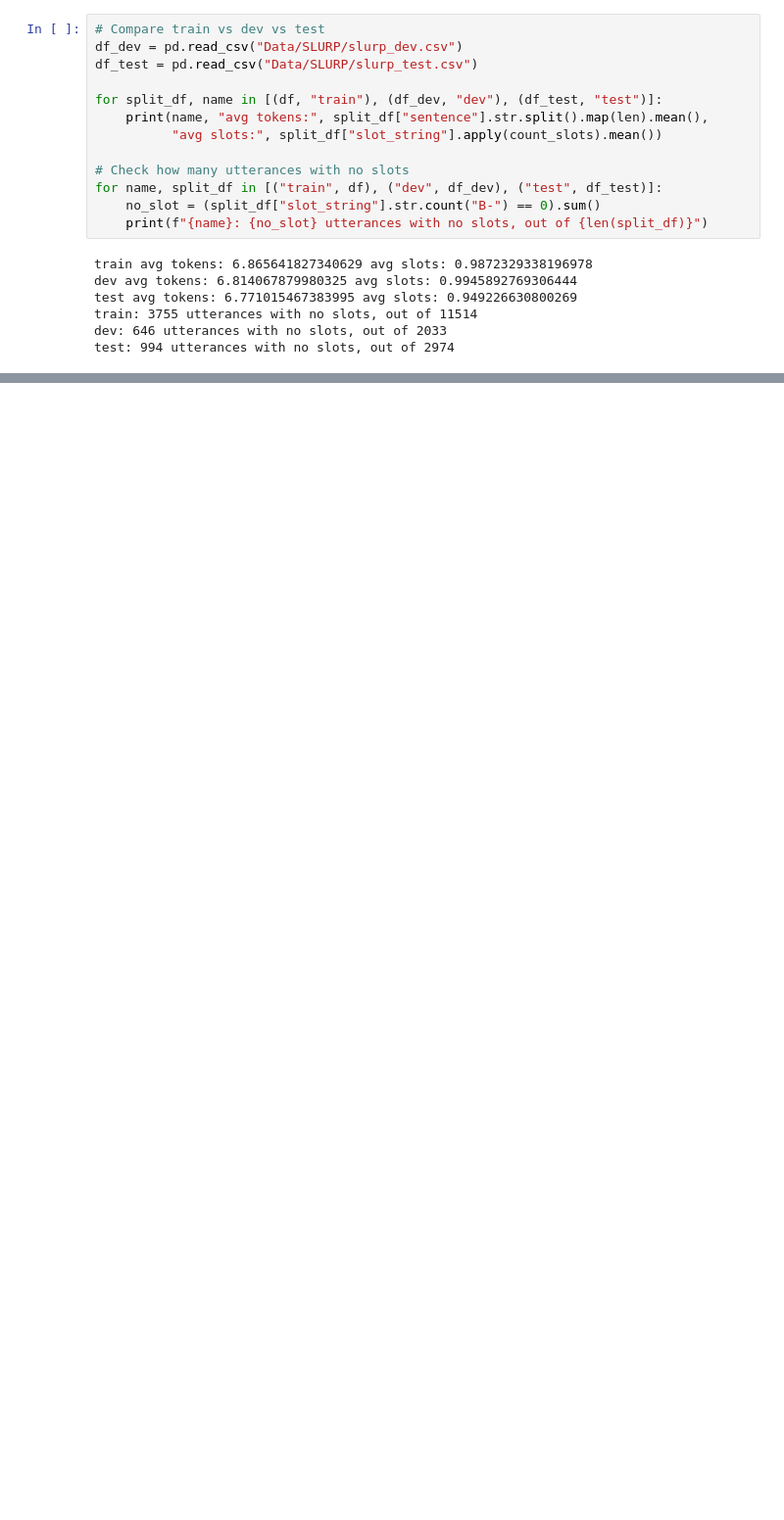
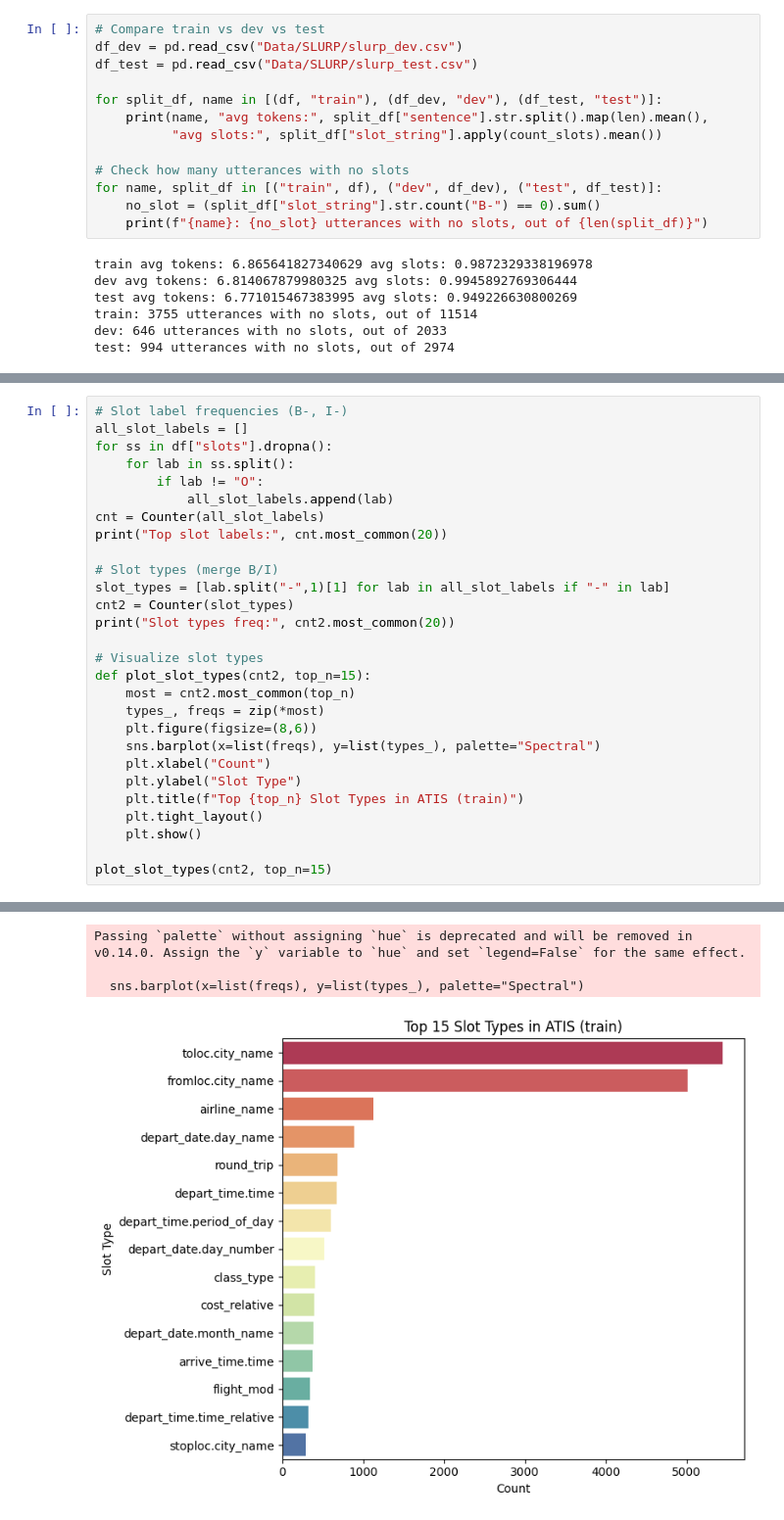
Before and after one commit to dhairya8luthra/Assignment_2_NLP, a Jupyter notebook: Assignment_2.ipynb, the cells around one changed output, grey strips where cells are left out. Shown at 98% size. Saved outputs shown, nothing was run; the diff lists cells and outputs as text; blank space fills up the shorter version.

```diff
--- a/Assignment_2.ipynb
+++ b/Assignment_2.ipynb
@@ -330,0 +394,29 @@ test: 994 utterances with no slots, out of 2974
+# %%
+# Slot label frequencies (B-, I-)
+all_slot_labels = []
+for ss in df["slots"].dropna():
+    for lab in ss.split():
+        if lab != "O":
+            all_slot_labels.append(lab)
+cnt = Counter(all_slot_labels)
+print("Top slot labels:", cnt.most_common(20))
+
+# Slot types (merge B/I)
+slot_types = [lab.split("-",1)[1] for lab in all_slot_labels if "-" in lab]
+cnt2 = Counter(slot_types)
+print("Slot types freq:", cnt2.most_common(20))
+
+# Visualize slot types
+def plot_slot_types(cnt2, top_n=15):
+    most = cnt2.most_common(top_n)
+    types_, freqs = zip(*most)
+    plt.figure(figsize=(8,6))
+    sns.barplot(x=list(freqs), y=list(types_), palette="Spectral")
+    plt.xlabel("Count")
+    plt.ylabel("Slot Type")
+    plt.title(f"Top {top_n} Slot Types in ATIS (train)")
+    plt.tight_layout()
+    plt.show()
+
+plot_slot_types(cnt2, top_n=15)
+# %% [output]
@@ -330,0 +425,4 @@ test: 994 utterances with no slots, out of 2974
+Passing `palette` without assigning `hue` is deprecated and will be removed in v0.14.0. Assign the `y` variable to `hue` and set `legend=False` for the same effect.
+
+  sns.barplot(x=list(freqs), y=list(types_), palette="Spectral")
+[figure, added]
```
Also changed, not shown: parts of 7 cells of this notebook.
